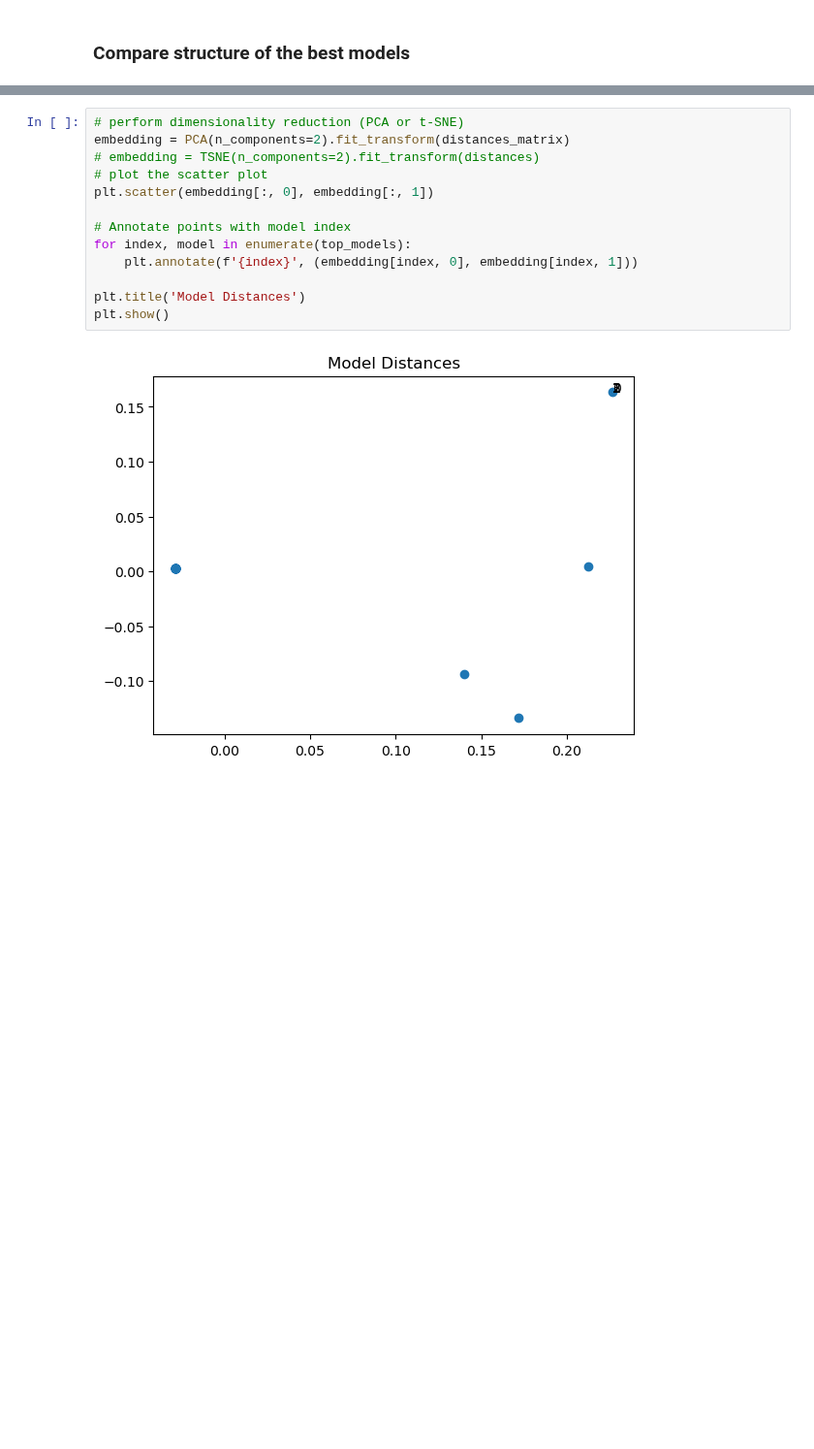
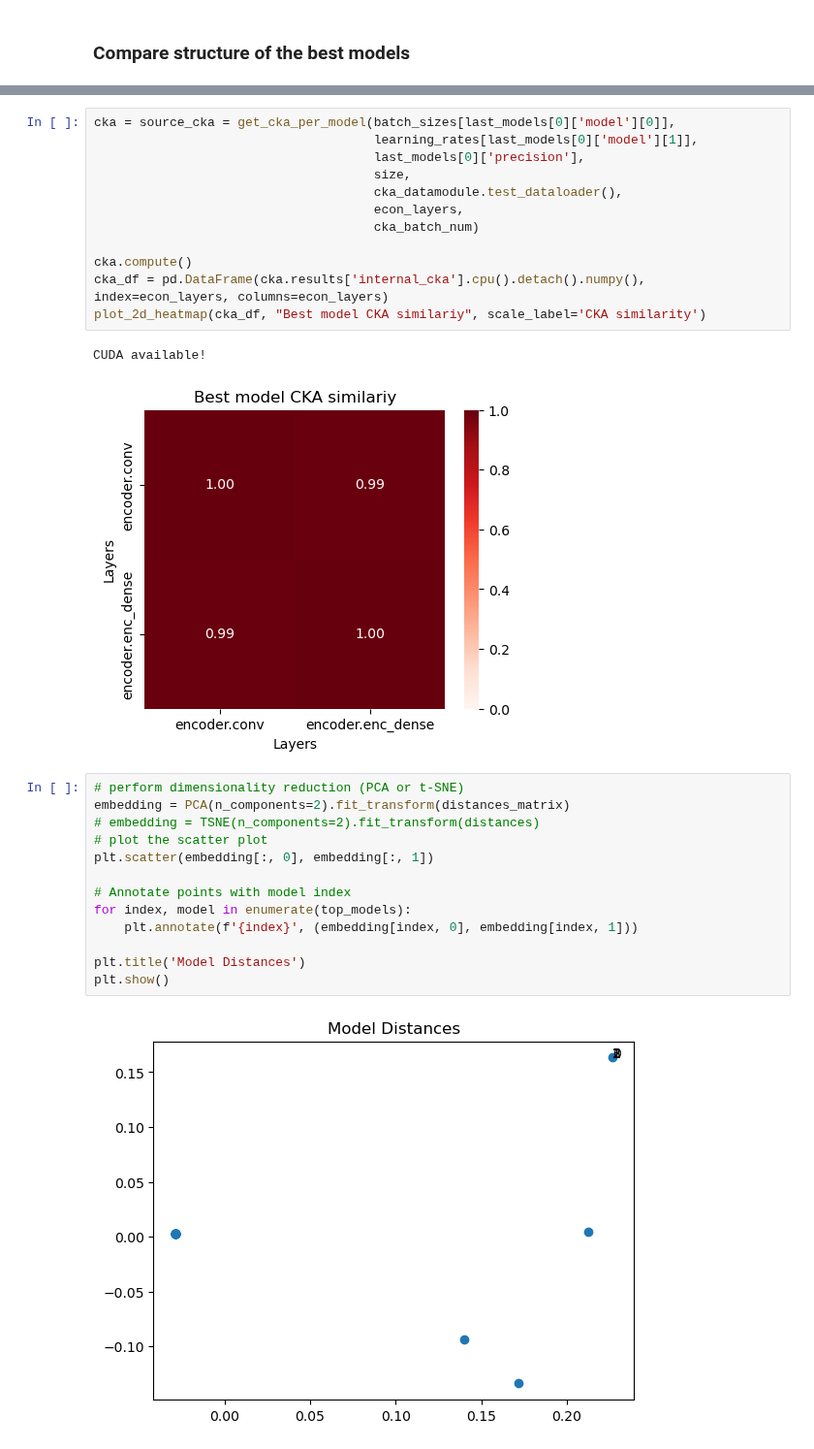
Before and after one commit to Vis4SciML/loss_landscape_taxonomy, a Jupyter notebook: workspace/notebooks/ECON_loss_analysis.ipynb, the cells around one changed output, grey strips where cells are left out. Shown at 97% size. Cells and saved outputs as stored; diff of their text form; blank space fills up the shorter version.

```diff
--- a/workspace/notebooks/ECON_loss_analysis.ipynb
+++ b/workspace/notebooks/ECON_loss_analysis.ipynb
@@ -363,3 +361,18 @@ KeyboardInterrupt:
+# %%
+cka = source_cka = get_cka_per_model(batch_sizes[last_models[0]['model'][0]],
+                                     learning_rates[last_models[0]['model'][1]],
+                                     last_models[0]['precision'],
+                                     size,
+                                     cka_datamodule.test_dataloader(),
+                                     econ_layers,
+                                     cka_batch_num)
+
+cka.compute()
+cka_df = pd.DataFrame(cka.results['internal_cka'].cpu().detach().numpy(), index=econ_layers, columns=econ_layers)
+plot_2d_heatmap(cka_df, "Best model CKA similariy", scale_label='CKA similarity')
+# %% [output]
+CUDA available!
+[figure, added]
 # %%
 # perform dimensionality reduction (PCA or t-SNE)
 embedding = PCA(n_components=2).fit_transform(distances_matrix)
```
Also changed, not shown: parts of 4 cells of this notebook, 4 other files.
